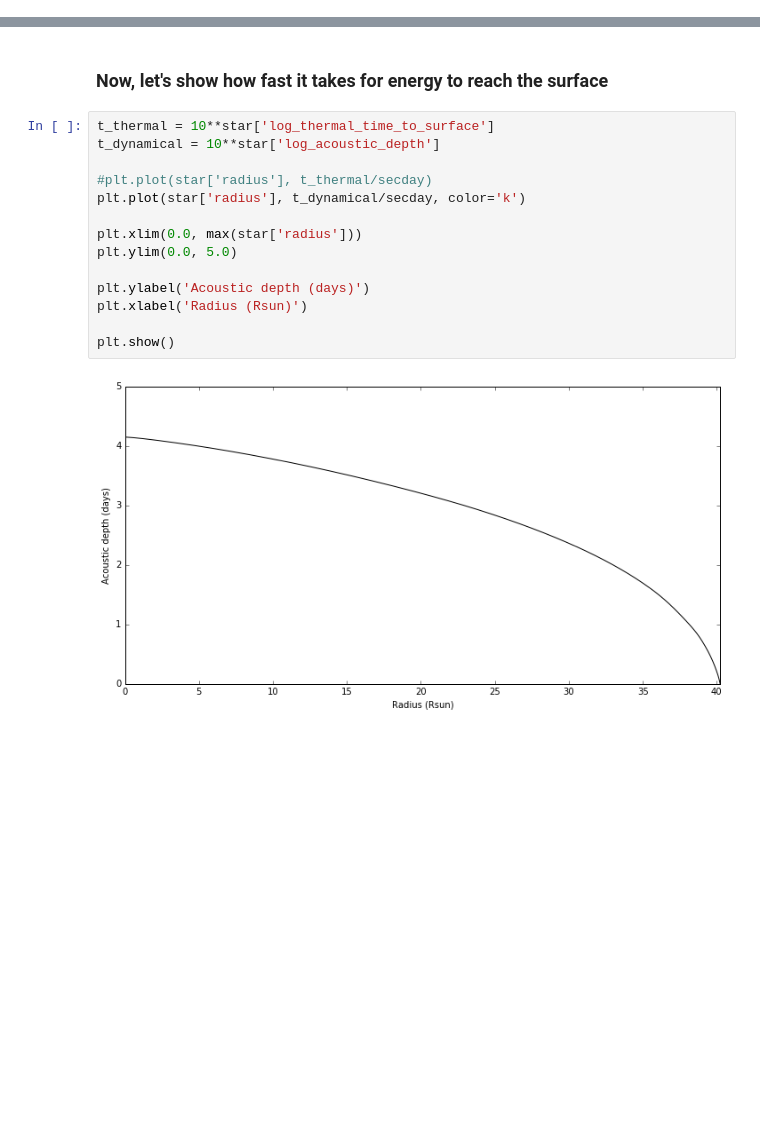
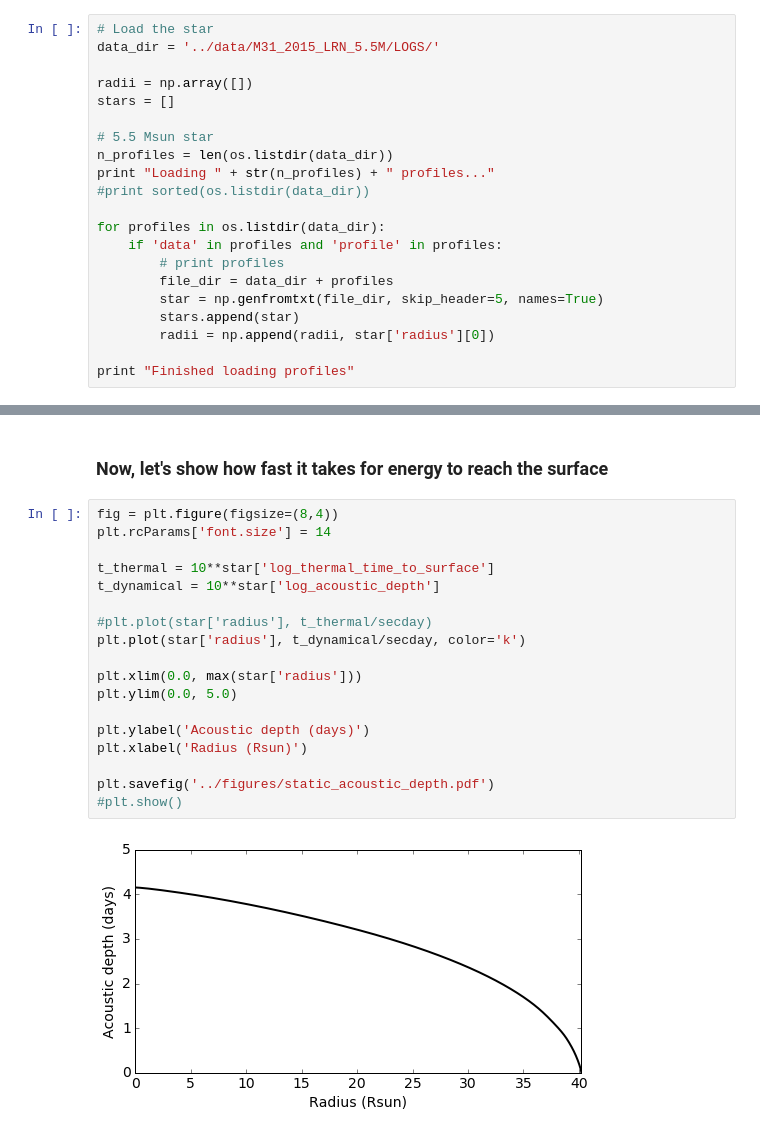
Before and after one commit to JRGarza/CE_mesa, a Jupyter notebook: notebooks/M31 2015 LRN.ipynb, the cells around one changed output, grey strips where cells are left out. Saved outputs shown, nothing was run; the diff lists cells and outputs as text; blank space fills up the shorter version.

```diff
--- a/notebooks/M31 2015 LRN.ipynb
+++ b/notebooks/M31 2015 LRN.ipynb
@@ -276,0 +319,21 @@ plt.show()
+# %%
+# Load the star
+data_dir = '../data/M31_2015_LRN_5.5M/LOGS/'
+
+radii = np.array([])
+stars = []
+
+# 5.5 Msun star
+n_profiles = len(os.listdir(data_dir))
+print "Loading " + str(n_profiles) + " profiles..."
+#print sorted(os.listdir(data_dir))
+
+for profiles in os.listdir(data_dir):
+    if 'data' in profiles and 'profile' in profiles:
+        # print profiles
+        file_dir = data_dir + profiles
+        star = np.genfromtxt(file_dir, skip_header=5, names=True)
+        stars.append(star)
+        radii = np.append(radii, star['radius'][0])
+
+print "Finished loading profiles"
@@ -426,18 +617,22 @@ plt.show()
 # %% [markdown]
 ### Now, let's show how fast it takes for energy to reach the surface
 # %%
+fig = plt.figure(figsize=(8,4))
+plt.rcParams['font.size'] = 14
+
 t_thermal = 10**star['log_thermal_time_to_surface']
 t_dynamical = 10**star['log_acoustic_depth']
 
 #plt.plot(star['radius'], t_thermal/secday)
 plt.plot(star['radius'], t_dynamical/secday, color='k')
 
 plt.xlim(0.0, max(star['radius']))
 plt.ylim(0.0, 5.0)
 
 plt.ylabel('Acoustic depth (days)')
 plt.xlabel('Radius (Rsun)')
 
-plt.show()
+plt.savefig('../figures/static_acoustic_depth.pdf')
+#plt.show()
 # %% [output]
-[figure, old version]
+[figure, new version]
```
Also changed, not shown: parts of 21 cells of this notebook.
